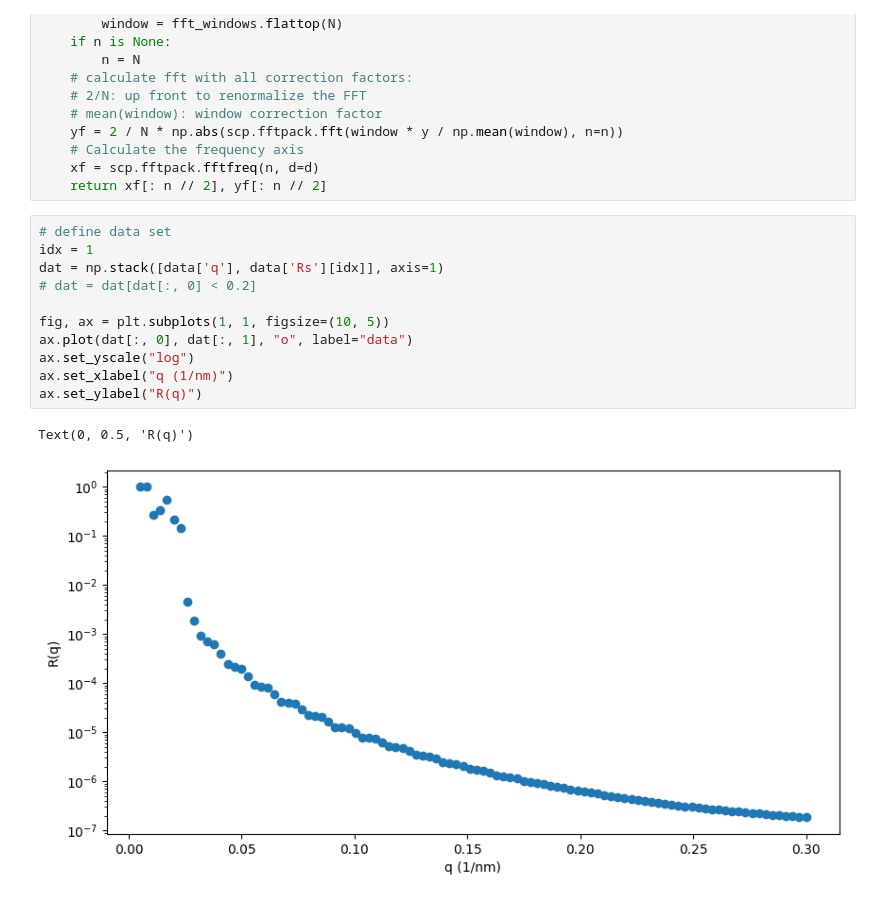
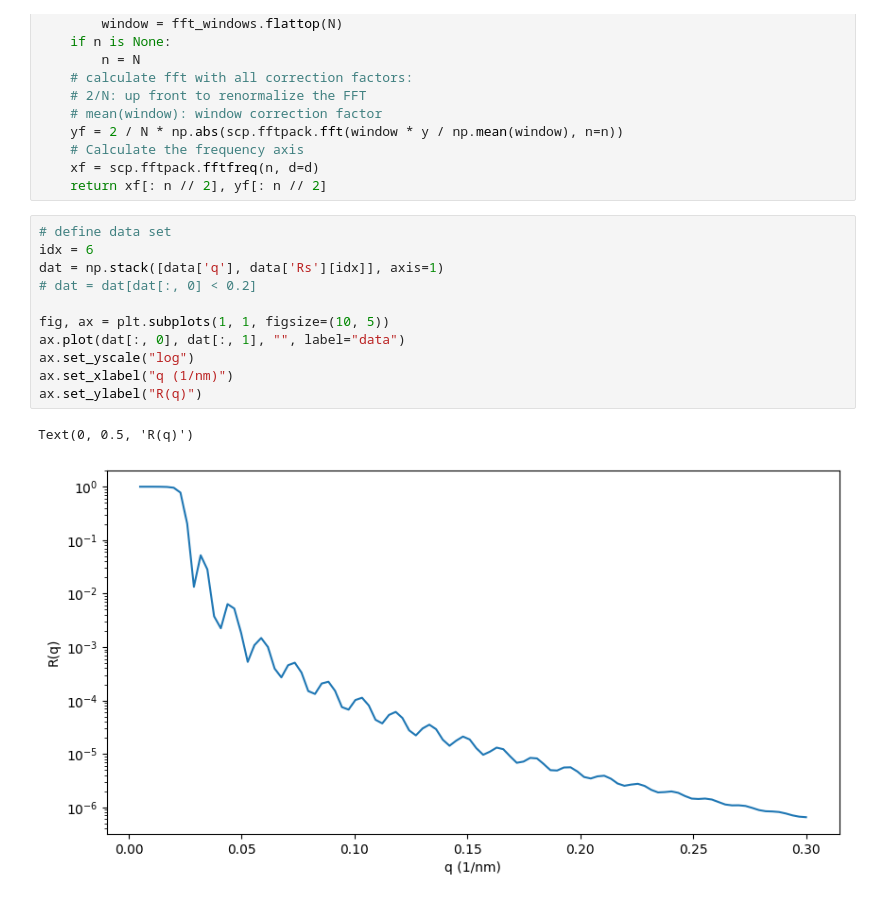
Before and after one commit to SJB7777/ReflectoLearn, a Jupyter notebook: notebooks/fitting.ipynb, the cells around one changed output. Saved outputs shown, nothing was run; the diff lists cells and outputs as text.

```diff
--- a/notebooks/fitting.ipynb
+++ b/notebooks/fitting.ipynb
@@ -120,18 +120,18 @@ def FFT(x, y, d=None, window=2, n=None):
     return xf[: n // 2], yf[: n // 2]
 # %%
 # define data set
-idx = 1
+idx = 6
 dat = np.stack([data['q'], data['Rs'][idx]], axis=1)
 # dat = dat[dat[:, 0] < 0.2]
 
 fig, ax = plt.subplots(1, 1, figsize=(10, 5))
-ax.plot(dat[:, 0], dat[:, 1], "o", label="data")
+ax.plot(dat[:, 0], dat[:, 1], "", label="data")
 ax.set_yscale("log")
 ax.set_xlabel("q (1/nm)")
 ax.set_ylabel("R(q)")
 # %% [output]
 Text(0, 0.5, 'R(q)')
-[figure, old version]
+[figure, new version]
 # %%
 crit = 0.1 # manually determined
 
```
Also changed, not shown: parts of 3 cells of this notebook, 8 other files.
